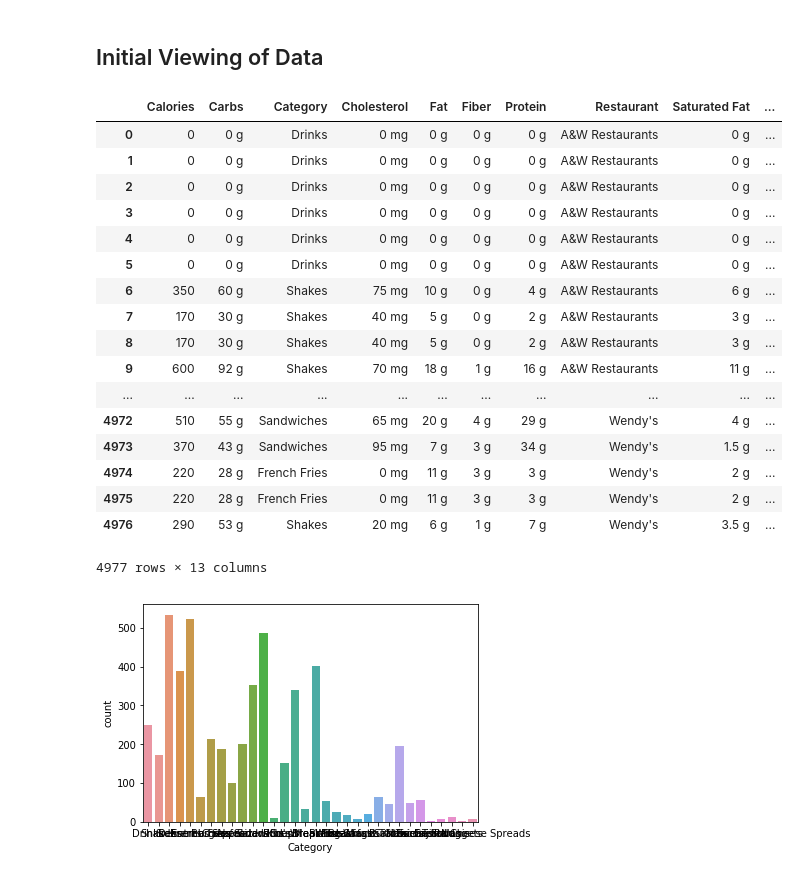
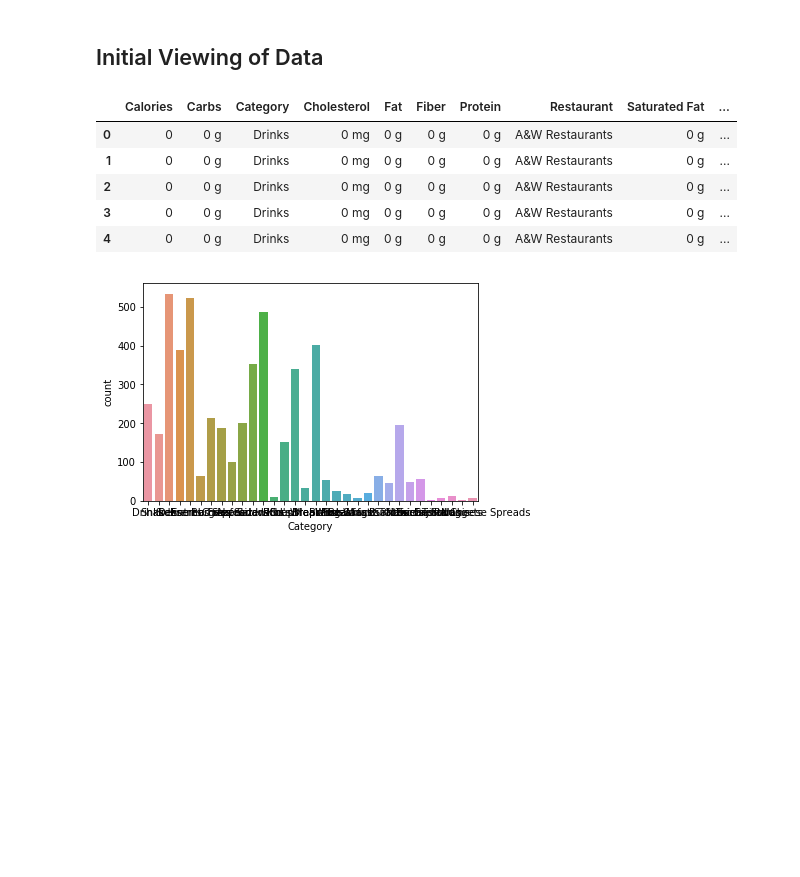
Before and after one commit to TerraJRiley/Fast_food_analysis, a Jupyter notebook: Food_Analysis.ipynb, the cells around one changed output. Drawn from its saved outputs; the diff is of its cells as text; code cells hidden in the pictures; blank space fills up the shorter version.

```diff
--- a/Food_Analysis.ipynb
+++ b/Food_Analysis.ipynb
@@ -23,7 +23,7 @@ import numpy as np
 # %% [markdown]
 ## Data Collection
 # %%
-raw_df = pd.read_csv('./fast_foods_01_21_2019')
+raw_df = pd.read_csv('./data/fast_foods_01_21_2019')
 # %% [markdown]
 ## Initial Viewing of Data
 # %%
@@ -31,26 +31,14 @@ df = raw_df.drop(columns = 'url')
 # %%
 df['Category'] = df['Category'].fillna('Desserts')
 # %%
-df
+df.head()
 # %% [output]
 |  | Calories | Carbs | Category | Cholesterol | Fat | Fiber | Protein | Restaurant | Saturated Fat | ... |
 | 0 | 0 | 0 g | Drinks | 0 mg | 0 g | 0 g | 0 g | A&W Restaurants | 0 g | ... |
 | 1 | 0 | 0 g | Drinks | 0 mg | 0 g | 0 g | 0 g | A&W Restaurants | 0 g | ... |
 | 2 | 0 | 0 g | Drinks | 0 mg | 0 g | 0 g | 0 g | A&W Restaurants | 0 g | ... |
 | 3 | 0 | 0 g | Drinks | 0 mg | 0 g | 0 g | 0 g | A&W Restaurants | 0 g | ... |
 | 4 | 0 | 0 g | Drinks | 0 mg | 0 g | 0 g | 0 g | A&W Restaurants | 0 g | ... |
-| 5 | 0 | 0 g | Drinks | 0 mg | 0 g | 0 g | 0 g | A&W Restaurants | 0 g | ... |
-| 6 | 350 | 60 g | Shakes | 75 mg | 10 g | 0 g | 4 g | A&W Restaurants | 6 g | ... |
-| 7 | 170 | 30 g | Shakes | 40 mg | 5 g | 0 g | 2 g | A&W Restaurants | 3 g | ... |
-| 8 | 170 | 30 g | Shakes | 40 mg | 5 g | 0 g | 2 g | A&W Restaurants | 3 g | ... |
-| 9 | 600 | 92 g | Shakes | 70 mg | 18 g | 1 g | 16 g | A&W Restaurants | 11 g | ... |
-| ... | ... | ... | ... | ... | ... | ... | ... | ... | ... | ... |
-| 4972 | 510 | 55 g | Sandwiches | 65 mg | 20 g | 4 g | 29 g | Wendy's | 4 g | ... |
-| 4973 | 370 | 43 g | Sandwiches | 95 mg | 7 g | 3 g | 34 g | Wendy's | 1.5 g | ... |
-| 4974 | 220 | 28 g | French Fries | 0 mg | 11 g | 3 g | 3 g | Wendy's | 2 g | ... |
-| 4975 | 220 | 28 g | French Fries | 0 mg | 11 g | 3 g | 3 g | Wendy's | 2 g | ... |
-| 4976 | 290 | 53 g | Shakes | 20 mg | 6 g | 1 g | 7 g | Wendy's | 3.5 g | ... |
-4977 rows × 13 columns
 # %%
 sns.countplot(df['Category']);
 # %% [output]
```
Also changed, not shown: parts of 10 cells of this notebook.
